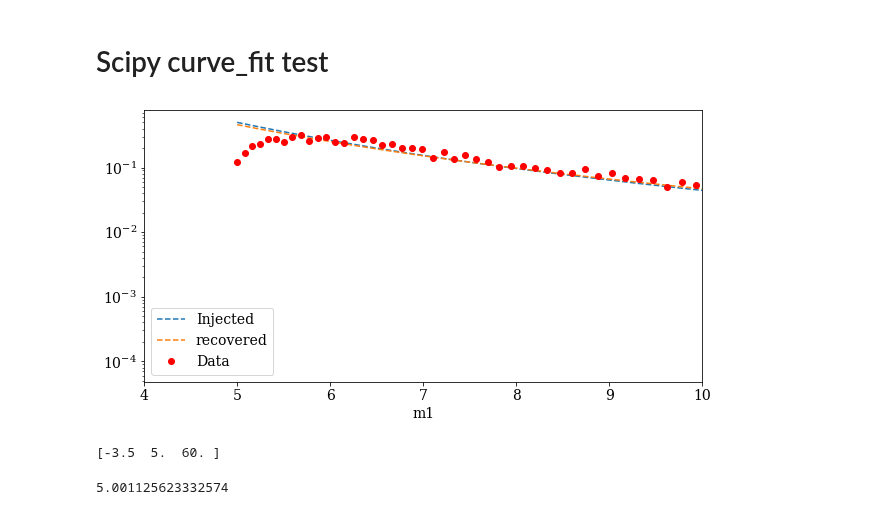
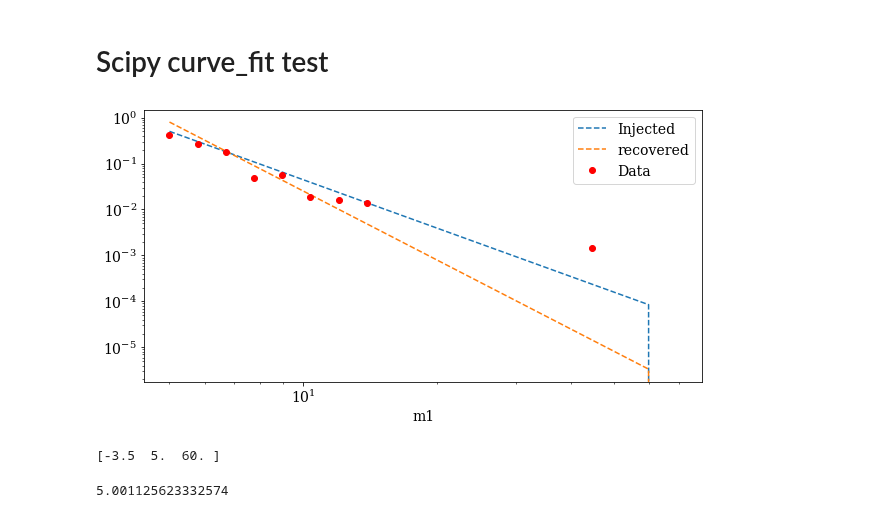
Before and after one commit to veome22/hybrid_waveforms, a Jupyter notebook: powerlaw_population_inference.ipynb, the cells around one changed output. Saved outputs shown, nothing was run; the diff lists cells and outputs as text; code cells hidden in the pictures.

```diff
--- a/powerlaw_population_inference.ipynb
+++ b/powerlaw_population_inference.ipynb
@@ -2402,47 +2406,47 @@ print(mmax_mcmc)
 # %%
 # m1_mu_sampled, m1_sigma_events = sample_m1_events(df_mc, df_eta, biased=False)
 
-m1_mu_sampled, m2_mu_sampled,  m1_variance, m2_variance, m1_m2_covariance = sample_m1_m2_events(df_mc, df_eta, injected=False)
+m1_mu_sampled, m2_mu_sampled,  m1_variance, m2_variance, m1_m2_covariance = sample_m1_m2_events(df_mc[:100], df_eta[:100], injected=True)
 covariances = np.zeros((len(m1_mu_sampled), 2,2))
 
 for i in range(len(m1_mu_sampled)):
     covariances[i] =  [[m1_variance[i], m1_m2_covariance[i]], [m1_m2_covariance[i], m2_variance[i]]]
 # %%
 target_func = power
-bins = np.geomspace(5.0, 120, 200)
+bins = np.geomspace(5.0, 80, 20)
 
 y, X = np.histogram(m1_mu_sampled, bins=bins, density=True)
 X = X[:-1]
 # plt.plot(X, y)
 # plt.loglog()
 
 
 popt, pcov = optimize.curve_fit(target_func, X, y, p0=[-3.5, 5.0, 60.0])
 
 plt.figure(figsize=(10, 5))
 
 plt.plot(X, power(X,  alpha_inj, mmin_inj, mmax_inj), '--', label='Injected')
 
 
 
 # plt.plot(X, target_func(X, *popt), '--', label='Scipy Fit')
-plt.plot(X, power(X,  -3.3, mmin_inj, mmax_inj), '--', label='recovered')
+plt.plot(X, power(X,  -4.99, mmin_inj, mmax_inj), '--', label='recovered')
 
 
 
 plt.plot(X, y, 'ro', label='Data')
 plt.xlabel("m1")
-plt.semilogy()
+plt.loglog()
 plt.legend()
 
-plt.xlim(4.0, 10)
+# plt.xlim(4.0, 20)
 
 plt.show()
 
 
 print(popt)
 # %% [output]
-[figure, old version]
+[figure, new version]
 [-3.5  5.  60. ]
 # %%
 np.min(m1_mu_sampled)
```
Also changed, not shown: parts of 47 cells of this notebook.
